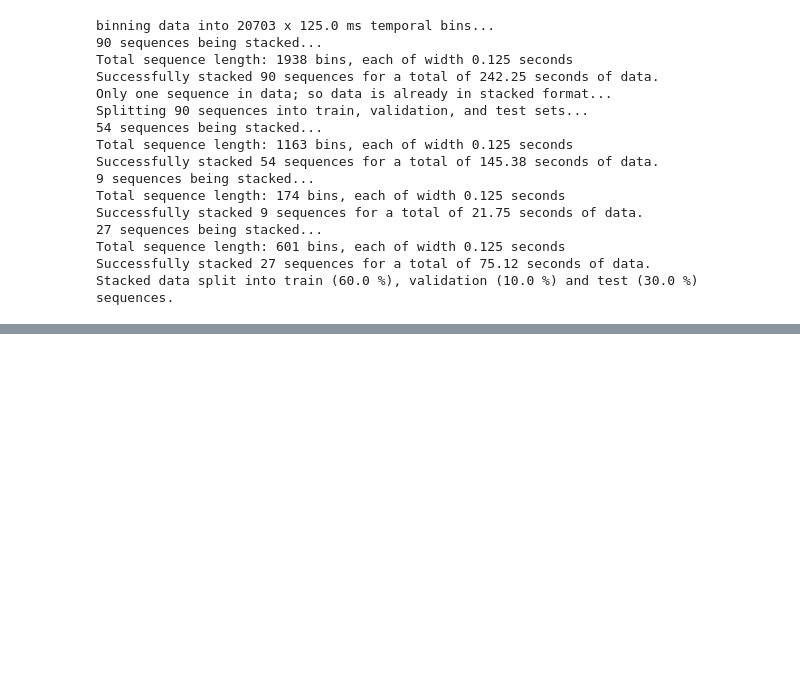
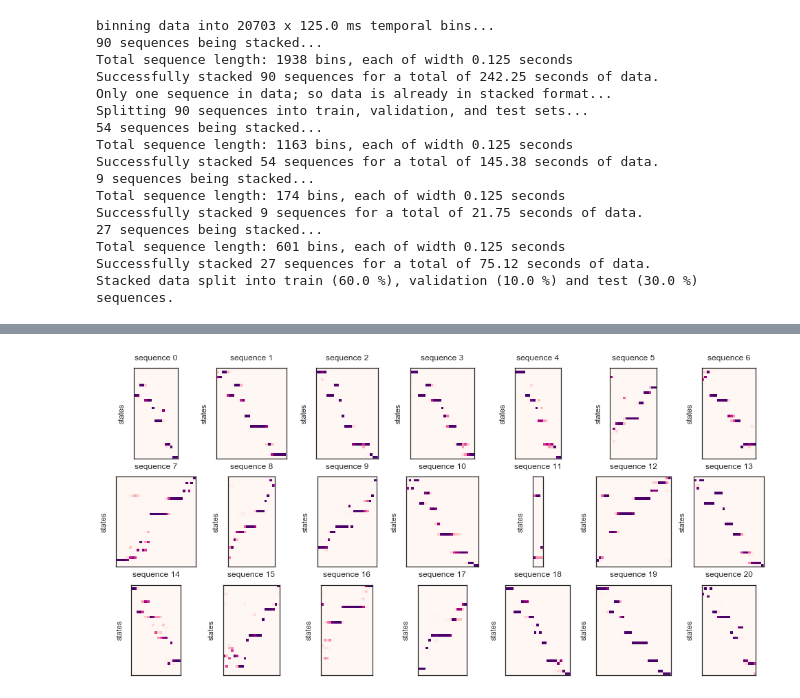
Before and after one commit to kemerelab/NeuroHMM, a Jupyter notebook: StateOrdering.ipynb, the cells around one changed output, grey strips where cells are left out. Drawn from its saved outputs; the diff is of its cells as text; code cells hidden in the pictures; blank space fills up the shorter version.

```diff
--- a/StateOrdering.ipynb
+++ b/StateOrdering.ipynb
@@ -488,0 +261,40 @@ Finally, what then, is my final sequence score? I still have both sequential and
+# %%
+###########################################################3
+stacked_data = seq_stk_run_125
+###########################################################3
+
+x0=0; xl=100; num_pos_bins=50
+xx_left = np.linspace(x0,xl,num_pos_bins+1)
+num_sequences = len(stacked_data.sequence_lengths)
+num_states = myhmm.n_components
+state_pos = np.zeros((num_states, num_pos_bins))
+
+for seq_id in np.arange(0,num_sequences):
+    tmpseqbdries = [0]; tmpseqbdries.extend(np.cumsum(stacked_data.sequence_lengths).tolist());
+    obs = stacked_data.data[tmpseqbdries[seq_id]:tmpseqbdries[seq_id+1],:]
+    ll, pp = myhmm2.score_samples(obs)
+    xx = truepos_125[stacked_data.boundaries[seq_id,0]:stacked_data.boundaries[seq_id,1]+1]
+    digitized = np.digitize(xx, xx_left) - 1 # spatial bin numbers
+    for ii, ppii in enumerate(pp):
+        state_pos[:,digitized[ii]] += np.transpose(ppii)
+# %%
+## now order states by peak location on track
+peaklocations = state_pos.argmax(axis=1)
+peak_order = peaklocations.argsort()
+
+tmpseqbdries = [0]; tmpseqbdries.extend(np.cumsum(ts_b2.sequence_lengths).tolist());
+
+fig, axes = plt.subplots(3, 7, figsize=(17, 8))
+axes = [item for sublist in axes for item in sublist]
+
+for ii, ax in enumerate(axes):
+    obs = ts_b2.data[tmpseqbdries[ii]:tmpseqbdries[ii+1],:]
+    ll, pp = myhmm2.score_samples(obs)
+    ax.matshow(np.transpose(pp)[peak_order,:], interpolation='none', cmap='RdPu')
+    #ax.axison = False
+    ax.set_xticklabels([])
+    ax.set_yticklabels([])
+    ax.set_title('sequence ' + str(ii))
+    ax.set_ylabel('states')
+# %% [output]
+[figure, added]
```
Also changed, not shown: parts of 83 cells of this notebook, 3 other files.
